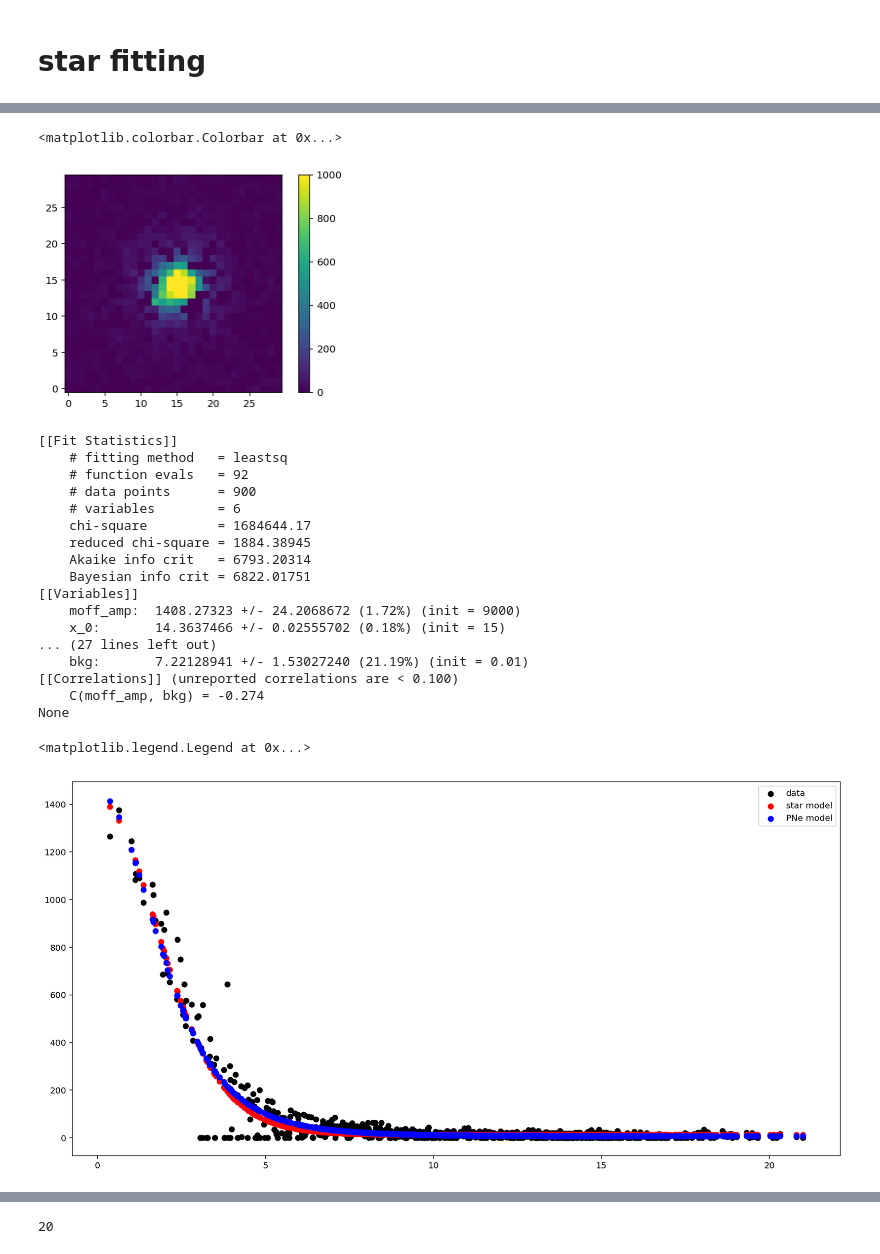
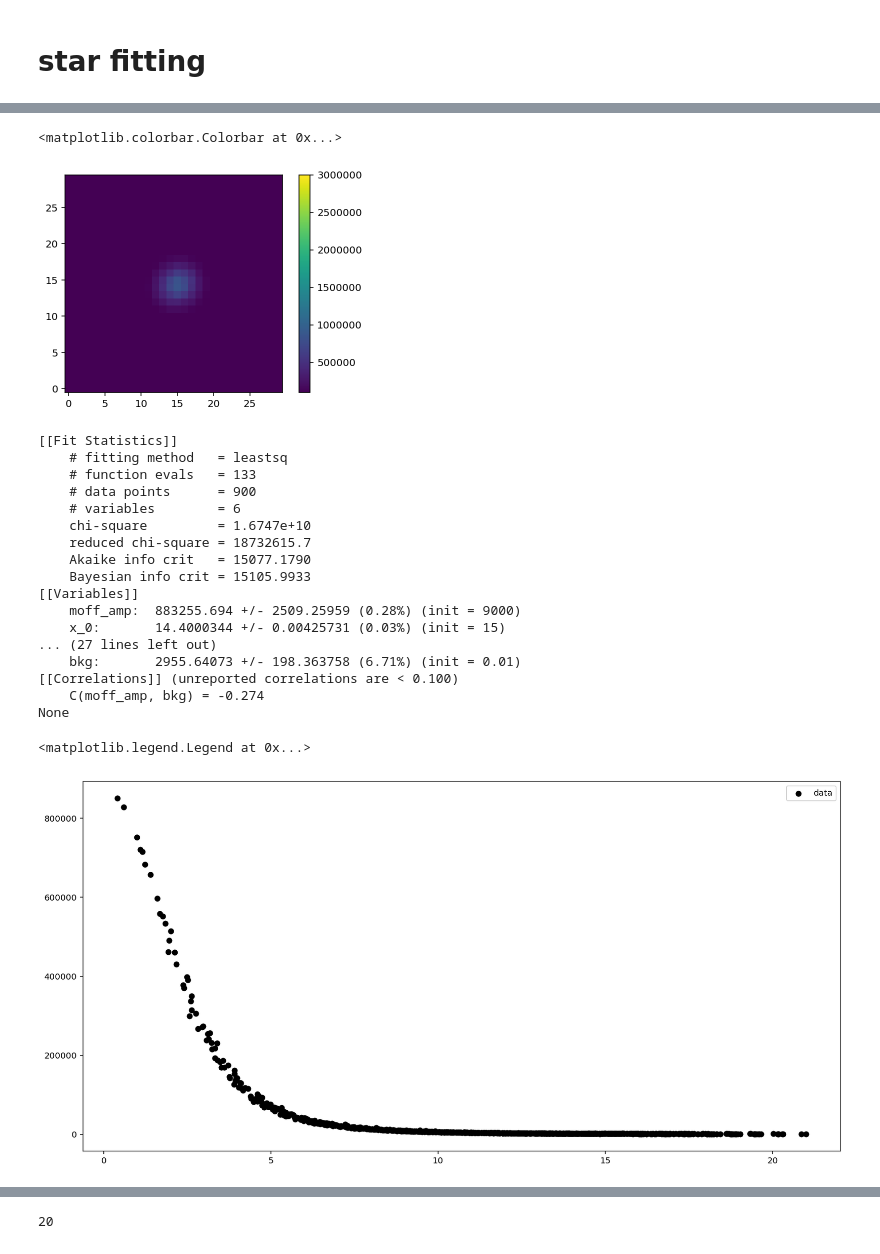
Before and after one commit to tspriggs/MUSE_PNe_fitting, a Jupyter notebook: 1D FCC277.ipynb, the cells around one changed output, grey strips where cells are left out. Cells and saved outputs as stored; diff of their text form; code cells hidden in the pictures.

Commit message:
update again, change how star psf is read

```diff
--- a/1D FCC277.ipynb
+++ b/1D FCC277.ipynb
@@ -25,7 +25,7 @@ from MUSE_Models import MUSE_3D_OIII, MUSE_3D_residual, PNextractor, data_cube_y
 # %%
 # Open Fits file and assign to raw_data
 hdulist = fits.open("FCC277_data/FCC277_emission_cube.fits")
-raw_data = hdulist[0].data
+raw_data = Gandalf_stellar#hdulist[0].data
 hdr = hdulist[0].header
 
 #full_wavelength = np.exp(lnl[0].data)
@@ -152,12 +152,12 @@ def Gaussian_1D_res(params, x, data, error, spec_num):
 
 params = Parameters()
 params.add("Amp",value=200., min=0.001)
-params.add("mean", value=5050.)#, min=5000., max=5080.)
+params.add("mean", value=5060., vary=False)#, min=5000., max=5080.)
 params.add("FWHM", value=2.81, vary=False) # LSF
-params.add("Gauss_bkg", value=0.001, min=-500., max=500.)
+params.add("Gauss_bkg", value=0.001,)# min=-500., max=500.)
 params.add("Gauss_grad", value=0.00001)
 
-star_ = star_1
+star_ = star_0
 list_of_std_star = np.array([np.abs(np.std(spec)) for spec in star_])
 input_errors_star = [np.repeat(list_of_std_star[i], len(wavelength)) for i in np.arange(0,len(list_of_std_star))]
 
@@ -174,16 +179,16 @@ for i ,spec_ in enumerate(star_):
     list_of_residuals_from_fitter[i] = results.residual
 # %%
 gauss_A_star = [A[0] for A in best_fit_A_star]
-Gauss_F_star = np.array(gauss_A_star) * np.sqrt(2*np.pi) * 1.19
+Gauss_F_star = np.sum(star_1,1)#np.array(gauss_A_star) * np.sqrt(2*np.pi) * 1.19
 Gauss_F_star_shape = Gauss_F_star.reshape(n_pix,n_pix)
 
-plt.imshow(Gauss_F_star_shape, origin="lower", vmin=0, vmax=1000)
+plt.imshow(Gauss_F_star_shape, origin="lower", vmin=100000, vmax=3e6)
 plt.colorbar()
 # %% [output]
 <matplotlib.colorbar.Colorbar at 0x...>
-[figure, old version]
+[figure, new version]
 # %%
-X_AOI, Y_AOI = np.mgrid[:n_pix,:n_pix]
+###### X_AOI, Y_AOI = np.mgrid[:n_pix,:n_pix]
 star_ = Gauss_F_star
 coordinates = [(n,m) for n in range(n_pix) for m in range(n_pix)]
 
@@ -217,7 +222,7 @@ S_params.add('x_0', value=(n_pix/2), min=0001., max=n_pix)
 S_params.add('y_0', value=(n_pix/2), min=0001., max=n_pix)
 S_params.add('FWHM', value=6., min=0.001, max=30., vary=True)
 S_params.add("beta", value=2., min=0.001, vary=True)
-S_params.add("bkg", value=0.001, min=0.00001, max=10000, vary=True)
+S_params.add("bkg", value=0.001, min=0.00001, vary=True)
 
 #list_of_std = [np.abs(np.std(spec)) for spec in flat_raw_data]
 #input_errors = [np.repeat(list_of_std[i], len(wavelength)) for i in np.arange(0,len(list_of_std))]
@@ -233,7 +238,7 @@ P_params.add('x_0', value=(n_pix/2), min=0001., max=n_pix)
 P_params.add('y_0', value=(n_pix/2), min=0001., max=n_pix)
 P_params.add('FWHM', value=4.09, min=0.001, max=12., vary=False)
 P_params.add("beta", value=2.7, min=0.001, max=12., vary=False)
-P_params.add("bkg", value=0.01, min=0.00001, max=10000, vary=True)
+P_params.add("bkg", value=0.01, min=0.00001, vary=True)
 #S_results.params["bkg"].value
 #FWHM:  4.097199378103915 +/- 0.07372096340678978 (1.80%)
 #Beta:  2.705787131855173 +/- 0.32699615666270926 (12.09%)
@@ -252,27 +257,27 @@ star_model = star_ - star_residuals
 rad= np.sqrt((x_fit - S_results.params["x_0"])**2 + (y_fit - S_results.params["y_0"])**2)
 plt.figure(figsize=(16,8))
 plt.scatter(rad, star_, color="k", label="data")
-plt.scatter(rad, star_model, color="r", label="star model")
-plt.scatter(rad, PNe_model, color="blue", label="PNe model")
+#plt.scatter(rad, star_model, color="r", label="star model")
+#plt.scatter(rad, PNe_model, color="blue", label="PNe model")
 plt.legend()
 # %% [output]
 [[Fit Statistics]]
     # fitting method   = leastsq
-    # function evals   = 92
+    # function evals   = 133
     # data points      = 900
     # variables        = 6
-    chi-square         = 1684644.17
-    reduced chi-square = 1884.38945
-    Akaike info crit   = 6793.20314
-    Bayesian info crit = 6822.01751
+    chi-square         = 1.6747e+10
+    reduced chi-square = 18732615.7
+    Akaike info crit   = 15077.1790
+    Bayesian info crit = 15105.9933
 [[Variables]]
-    moff_amp:  1408.27323 +/- 24.2068672 (1.72%) (init = 9000)
-    x_0:       14.3637466 +/- 0.02555702 (0.18%) (init = 15)
+    moff_amp:  883255.694 +/- 2509.25959 (0.28%) (init = 9000)
+    x_0:       14.4000344 +/- 0.00425731 (0.03%) (init = 15)
 ... (27 lines left out)
-    bkg:       7.22128941 +/- 1.53027240 (21.19%) (init = 0.01)
+    bkg:       2955.64073 +/- 198.363758 (6.71%) (init = 0.01)
 [[Correlations]] (unreported correlations are < 0.100)
     C(moff_amp, bkg) = -0.274
 None
 <matplotlib.legend.Legend at 0x...>
-[figure, old version]
+[figure, new version]
 # %%
```
Also changed, not shown: parts of 3 cells of this notebook, 3 other files.
